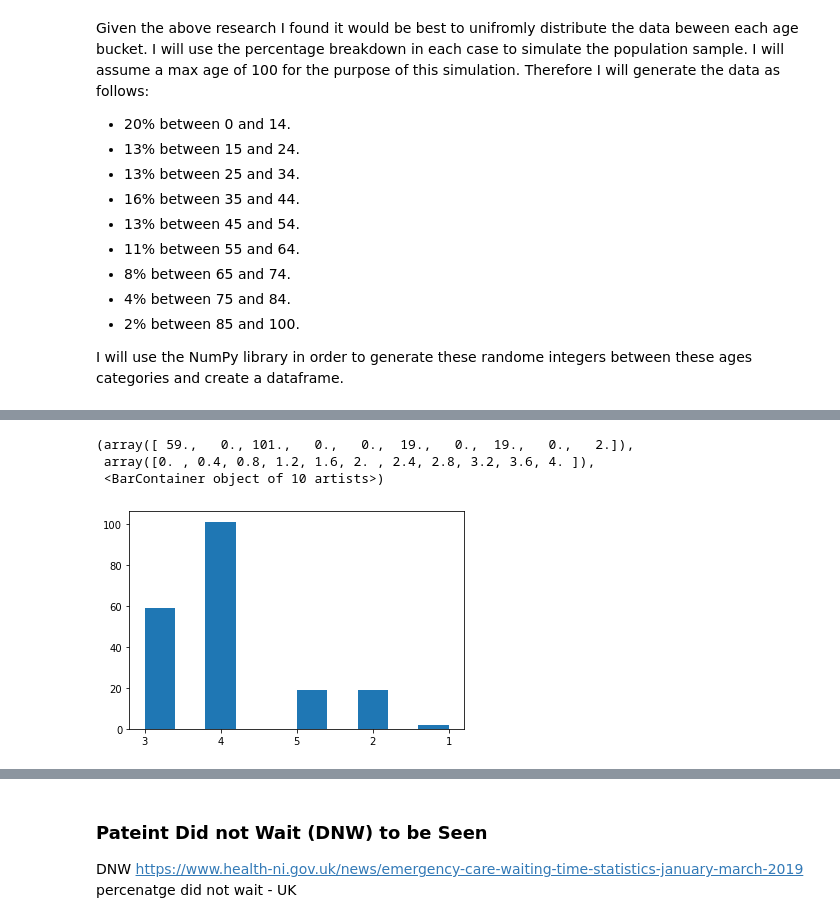
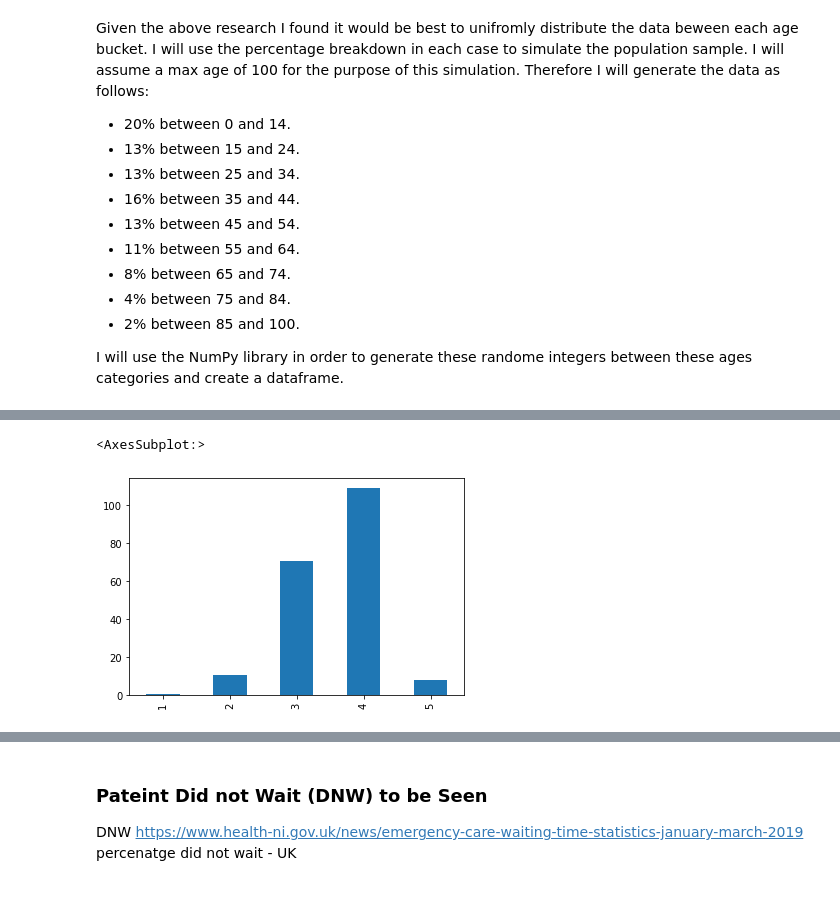
Before and after one commit to fionnmccarthy/Prog_DA_Project, a Jupyter notebook: real_world_phenomenon .ipynb, the cells around one changed output, grey strips where cells are left out. Drawn from its saved outputs; the diff is of its cells as text; code cells hidden in the pictures; blank space fills up the shorter version.

```diff
--- a/real_world_phenomenon .ipynb
+++ b/real_world_phenomenon .ipynb
@@ -147,10 +152,13 @@ image source: https://www.hse.ie/eng/services/publications/clinical-strategy-and
 
 In order to simulate such a categorical varibale, I investigated what proportions of patients attended via each triage categories at other emergency departments around the world. A study on 'Agreement between triage category and patient’s perception of priority in emergency departments' was carried out on across eight emergency department's in Queensland in Australia shows the assigned triage categories for 406 pateints that were sampled. 0.2% were assigned triage category 1, 6.7% triage category 2, 33% triage category 3, 52.5% triage category 4 and 7.6% triage category 5 https://www.ncbi.nlm.nih.gov/pmc/articles/PMC5070359/.
 # %%
-# list of age groups
+# list of triage categories
 triage_cat = ['1', '2', '3', '4', '5']
 
 # assigning probability of each triage category
-triage = rng.choice(triage_cat, 200, p=[0.002, 0.067, 0.33, 0.525, 0.076])
+triage_array = rng.choice(triage_cat, 200, p=[0.002, 0.067, 0.33, 0.525, 0.076])
+triage_array
+
+triage = pd.DataFrame(triage_array,  columns=["triage_category"])
 triage
 # %% [output]
@@ -173,3 +177,0 @@ array(['3', '4', '4', '4', '4', '4', '4', '3', '3', '3', '4', '4', '5',
-# %%
-triage = pd.DataFrame(triage,  columns=["triage_category"])
-triage
@@ -190,10 +178,9 @@ triage
-# %%
-plt.hist(triage)
-# %% [output]
-(array([ 59.,   0., 101.,   0.,   0.,  19.,   0.,  19.,   0.,   2.]),
- array([0. , 0.4, 0.8, 1.2, 1.6, 2. , 2.4, 2.8, 3.2, 3.6, 4. ]),
- <BarContainer object of 10 artists>)
-[figure, removed]
+# %%
+# https://stackoverflow.com/questions/65708947/change-x-axis-order-of-labels-in-pandas-matplotlib-histogram
+triage.triage_category.value_counts().loc[['1', '2', '3', '4', '5']].plot.bar()
+# %% [output]
+<AxesSubplot:>
+[figure, added]
 # %%
 # plt.style.use('ggplot')
 # possible COVID???
```
Also changed, not shown: parts of 9 cells of this notebook.
